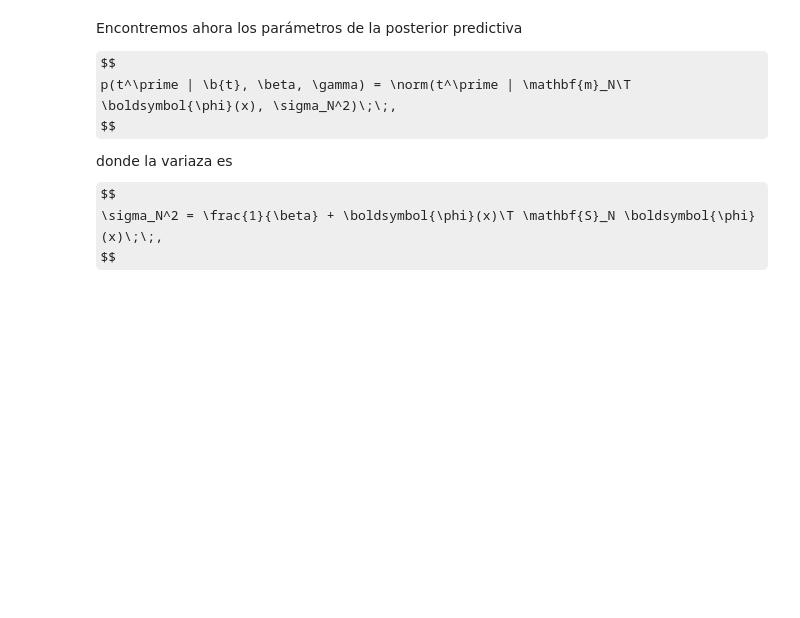
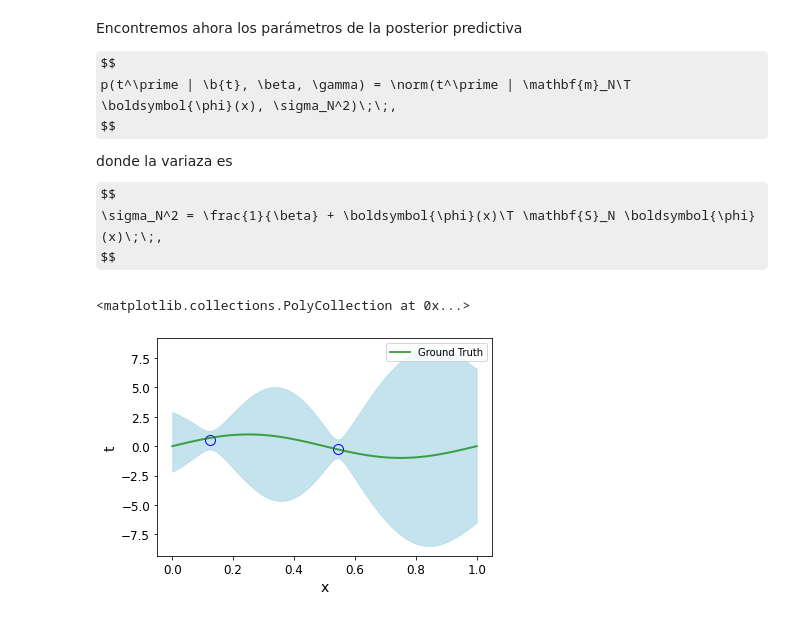
Before and after one commit to JavierGold/ML_UNSAM-2-2020, a Jupyter notebook: 06_RegresionBayesiana.ipynb, the cells around one changed output. Saved outputs shown, nothing was run; the diff lists cells and outputs as text; code cells hidden in the pictures; some formulas as TeX source; blank space fills up the shorter version.

```diff
--- a/06_RegresionBayesiana.ipynb
+++ b/06_RegresionBayesiana.ipynb
@@ -442,9 +471,12 @@ err = np.sqrt(np.diag(sigma2))
 # %%
 plot_data_sine(x_[ii], t_[ii])
 
 ax = plt.gca()
-plt.fill_between(xx.flatten(), mean.flatten() + err, mean.flatten() - err, color='LightBlue', alpha=0.3)
-ax.set_ylim(-3, 3)
+plt.fill_between(xx.flatten(), mean.flatten() + err, mean.flatten() - err, color='LightBlue', alpha=0.7)
+# ax.set_ylim(-5, 5)
+# %% [output]
+<matplotlib.collections.PolyCollection at 0x...>
+[figure, added]
 # %%
 # También podemos obtener muestras de la multinormal
 import scipy.stats as st
```
Also changed, not shown: parts of 10 cells of this notebook.
